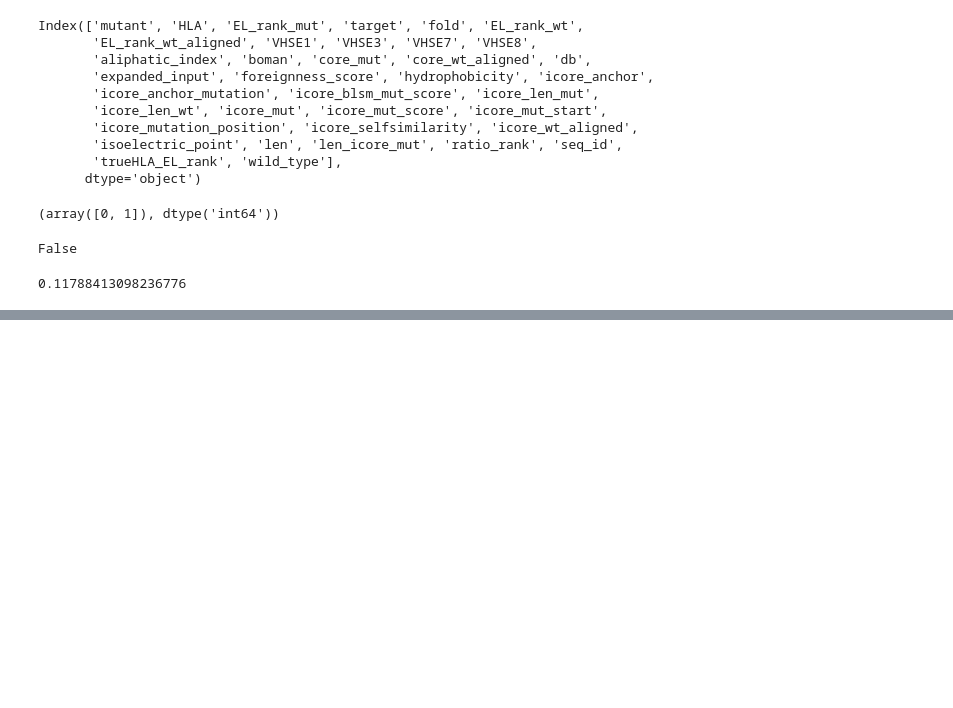
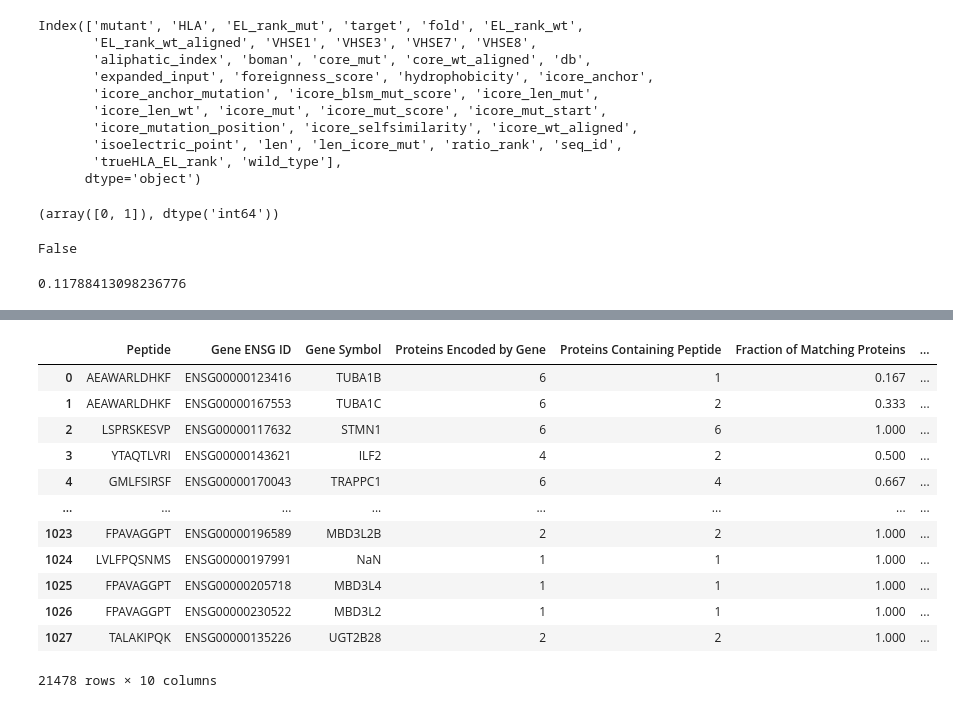
Before and after one commit to richieYT-wan/cedar, a Jupyter notebook: notebook/230724_TrainDataPruning.ipynb, the cells around one changed output, grey strips where cells are left out. Saved outputs shown, nothing was run; the diff lists cells and outputs as text; code cells hidden in the pictures; blank space fills up the shorter version.

```diff
--- a/notebook/230724_TrainDataPruning.ipynb
+++ b/notebook/230724_TrainDataPruning.ipynb
@@ -946,0 +1006,16 @@ precision_score(preds['target'].values, preds['pred_label'].values)
+# %%
+sine_pepx
+# %% [output]
+|  | Peptide | Gene ENSG ID | Gene Symbol | Proteins Encoded by Gene | Proteins Containing Peptide | Fraction of Matching Proteins | ... |
+| 0 | AEAWARLDHKF | ENSG00000123416 | TUBA1B | 6 | 1 | 0.167 | ... |
+| 1 | AEAWARLDHKF | ENSG00000167553 | TUBA1C | 6 | 2 | 0.333 | ... |
+| 2 | LSPRSKESVP | ENSG00000117632 | STMN1 | 6 | 6 | 1.000 | ... |
+| 3 | YTAQTLVRI | ENSG00000143621 | ILF2 | 4 | 2 | 0.500 | ... |
+| 4 | GMLFSIRSF | ENSG00000170043 | TRAPPC1 | 6 | 4 | 0.667 | ... |
+| ... | ... | ... | ... | ... | ... | ... | ... |
+| 1023 | FPAVAGGPT | ENSG00000196589 | MBD3L2B | 2 | 2 | 1.000 | ... |
+| 1024 | LVLFPQSNMS | ENSG00000197991 | NaN | 1 | 1 | 1.000 | ... |
+| 1025 | FPAVAGGPT | ENSG00000205718 | MBD3L4 | 1 | 1 | 1.000 | ... |
+| 1026 | FPAVAGGPT | ENSG00000230522 | MBD3L2 | 1 | 1 | 1.000 | ... |
+| 1027 | TALAKIPQK | ENSG00000135226 | UGT2B28 | 2 | 2 | 1.000 | ... |
+21478 rows × 10 columns
```
Also changed, not shown: parts of 12 cells of this notebook, 11 other files.
